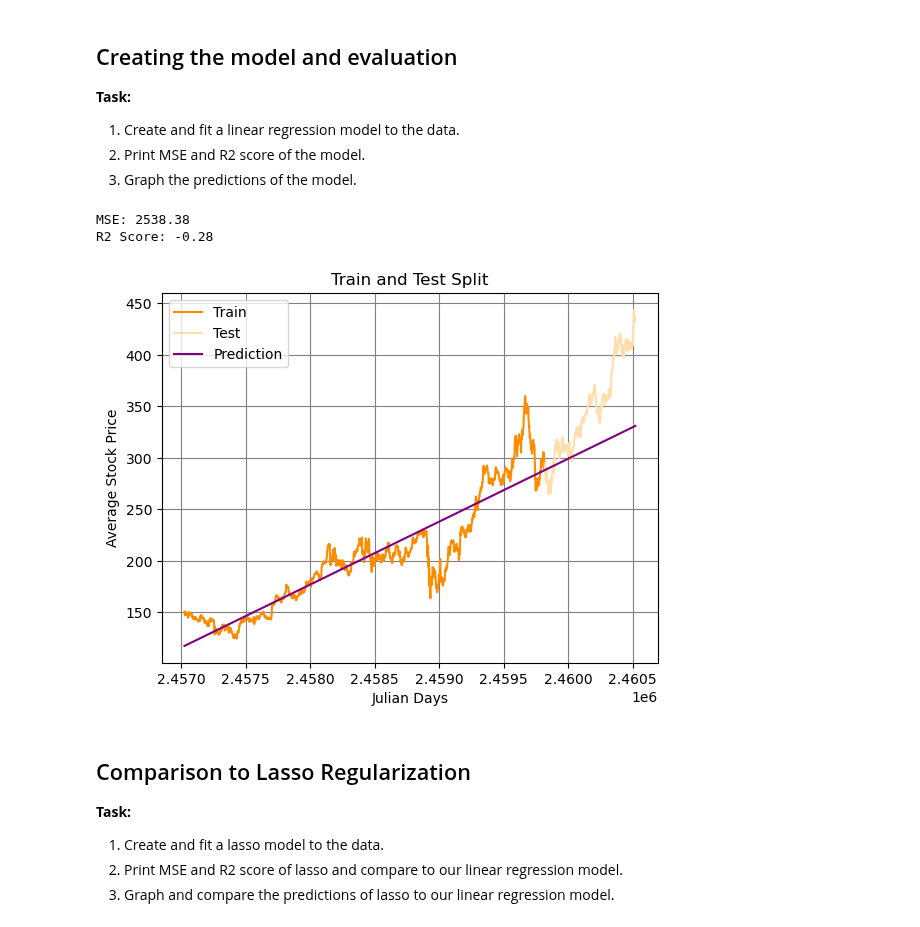
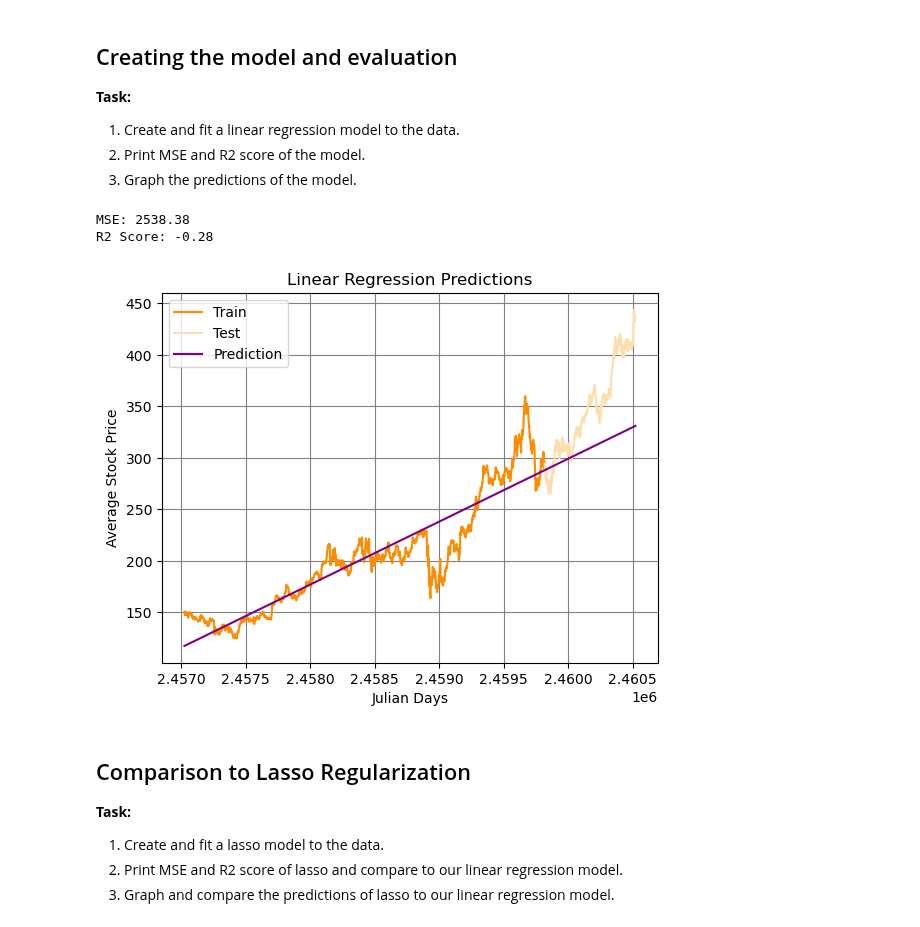
Before and after one commit to EvanA4/OCAI, a Jupyter notebook: data.ipynb, the cells around one changed output. Saved outputs shown, nothing was run; the diff lists cells and outputs as text; code cells hidden in the pictures.

Commit message:
new lasso alpha values and graph name changes

```diff
--- a/data.ipynb
+++ b/data.ipynb
@@ -118,35 +118,35 @@ plt.show()
 model = LinearRegression()
 model.fit(X_train.reshape(-1,1), y_train)
 
 # predict
 y_pred = model.predict(X_test.reshape(-1,1))
 y_pred_full = model.predict(X.reshape(-1,1))
 
 # performance metrics
 mse = mean_squared_error(y_test, y_pred)
 r2 = r2_score(y_test, y_pred)
 
 print(f"MSE: {mse:.2f}")
 print(f"R2 Score: {r2:.2f}")
 
 # display
 plt.figure()
 
 plt.clf()
 plt.plot(X_train, y_train, label="Train", color="darkorange")
 plt.plot(X_test, y_test, label="Test", color="navajowhite")
 plt.plot(X, y_pred_full, label="Prediction", color="purple")
 
 plt.grid(color="grey")
 plt.xlabel("Julian Days")
 plt.ylabel("Average Stock Price")
-plt.title("Train and Test Split")
+plt.title("Linear Regression Predictions")
 plt.legend()
 plt.show()
 # %% [output]
 MSE: 2538.38
 R2 Score: -0.28
-[figure, old version]
+[figure, new version]
 # %% [markdown]
 ## Comparison to Lasso Regularization
 
```
Also changed, not shown: parts of 2 cells of this notebook.
